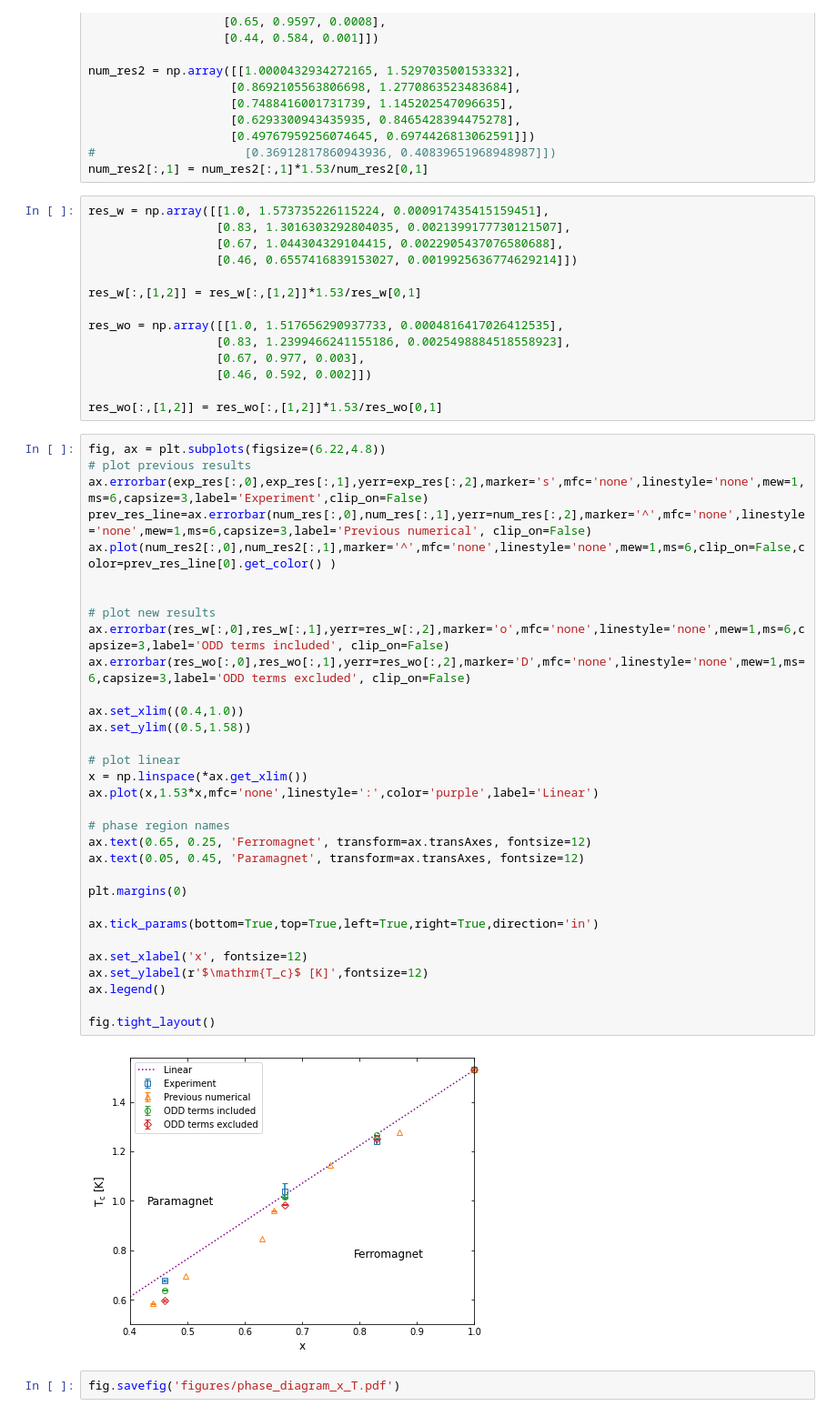
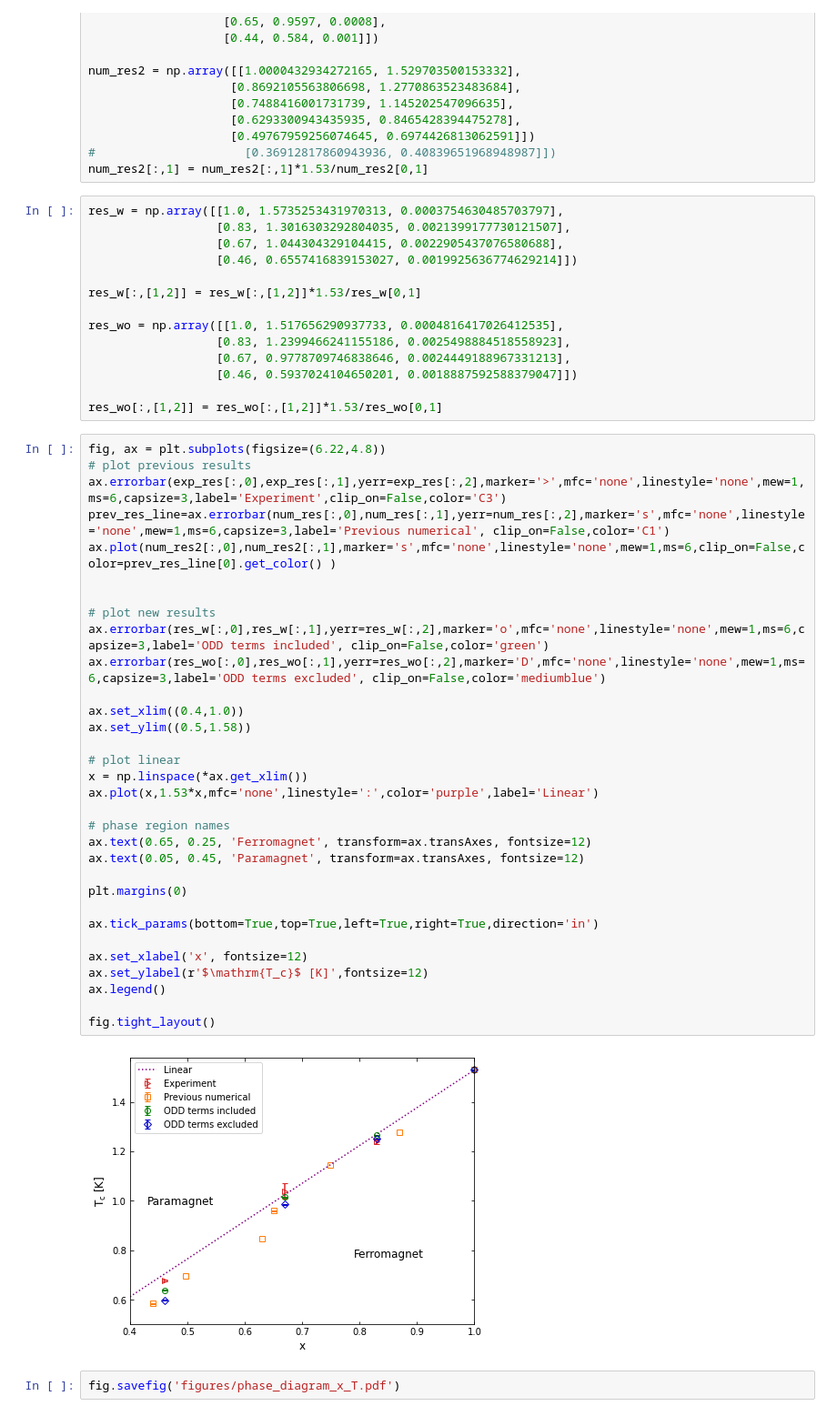
Before and after one commit to tomerdol/MC-LiHoF4-offdiagonal-dipolar, a Jupyter notebook: scripts/jupyter_notebooks/phase_diagram_T_x.ipynb, the cells around one changed output. Shown at 91% size. Cells and saved outputs as stored; diff of their text form.

```diff
--- a/scripts/jupyter_notebooks/phase_diagram_T_x.ipynb
+++ b/scripts/jupyter_notebooks/phase_diagram_T_x.ipynb
@@ -22,7 +22,7 @@ num_res2 = np.array([[1.0000432934272165, 1.529703500153332],
 #                     [0.36912817860943936, 0.40839651968948987]])
 num_res2[:,1] = num_res2[:,1]*1.53/num_res2[0,1]
 # %%
-res_w = np.array([[1.0, 1.573735226115224, 0.000917435415159451],
+res_w = np.array([[1.0, 1.5735253431970313, 0.0003754630485703797],
                   [0.83, 1.3016303292804035, 0.0021399177730121507],
                   [0.67, 1.044304329104415, 0.0022905437076580688],
                   [0.46, 0.6557416839153027, 0.0019925636774629214]])
@@ -31,43 +31,43 @@ res_w[:,[1,2]] = res_w[:,[1,2]]*1.53/res_w[0,1]
 
 res_wo = np.array([[1.0, 1.517656290937733, 0.0004816417026412535],
                   [0.83, 1.2399466241155186, 0.0025498884518558923],
-                  [0.67, 0.977, 0.003],
-                  [0.46, 0.592, 0.002]])
+                  [0.67, 0.9778709746838646, 0.0024449188967331213],
+                  [0.46, 0.5937024104650201, 0.0018887592588379047]])
 
 res_wo[:,[1,2]] = res_wo[:,[1,2]]*1.53/res_wo[0,1]
 # %%
 fig, ax = plt.subplots(figsize=(6.22,4.8))
 # plot previous results
-ax.errorbar(exp_res[:,0],exp_res[:,1],yerr=exp_res[:,2],marker='s',mfc='none',linestyle='none',mew=1,ms=6,capsize=3,label='Experiment',clip_on=False)
-prev_res_line=ax.errorbar(num_res[:,0],num_res[:,1],yerr=num_res[:,2],marker='^',mfc='none',linestyle='none',mew=1,ms=6,capsize=3,label='Previous numerical', clip_on=False)
-ax.plot(num_res2[:,0],num_res2[:,1],marker='^',mfc='none',linestyle='none',mew=1,ms=6,clip_on=False,color=prev_res_line[0].get_color() )
+ax.errorbar(exp_res[:,0],exp_res[:,1],yerr=exp_res[:,2],marker='>',mfc='none',linestyle='none',mew=1,ms=6,capsize=3,label='Experiment',clip_on=False,color='C3')
+prev_res_line=ax.errorbar(num_res[:,0],num_res[:,1],yerr=num_res[:,2],marker='s',mfc='none',linestyle='none',mew=1,ms=6,capsize=3,label='Previous numerical', clip_on=False,color='C1')
+ax.plot(num_res2[:,0],num_res2[:,1],marker='s',mfc='none',linestyle='none',mew=1,ms=6,clip_on=False,color=prev_res_line[0].get_color() )
 
 
 # plot new results
-ax.errorbar(res_w[:,0],res_w[:,1],yerr=res_w[:,2],marker='o',mfc='none',linestyle='none',mew=1,ms=6,capsize=3,label='ODD terms included', clip_on=False)
-ax.errorbar(res_wo[:,0],res_wo[:,1],yerr=res_wo[:,2],marker='D',mfc='none',linestyle='none',mew=1,ms=6,capsize=3,label='ODD terms excluded', clip_on=False)
+ax.errorbar(res_w[:,0],res_w[:,1],yerr=res_w[:,2],marker='o',mfc='none',linestyle='none',mew=1,ms=6,capsize=3,label='ODD terms included', clip_on=False,color='green')
+ax.errorbar(res_wo[:,0],res_wo[:,1],yerr=res_wo[:,2],marker='D',mfc='none',linestyle='none',mew=1,ms=6,capsize=3,label='ODD terms excluded', clip_on=False,color='mediumblue')
 
 ax.set_xlim((0.4,1.0))
 ax.set_ylim((0.5,1.58))
 
 # plot linear
 x = np.linspace(*ax.get_xlim())
 ax.plot(x,1.53*x,mfc='none',linestyle=':',color='purple',label='Linear')
 
 # phase region names
 ax.text(0.65, 0.25, 'Ferromagnet', transform=ax.transAxes, fontsize=12)
 ax.text(0.05, 0.45, 'Paramagnet', transform=ax.transAxes, fontsize=12)
 
 plt.margins(0)
 
 ax.tick_params(bottom=True,top=True,left=True,right=True,direction='in')
 
 ax.set_xlabel('x', fontsize=12)
 ax.set_ylabel(r'$\mathrm{T_c}$ [K]',fontsize=12)
 ax.legend()
 
 fig.tight_layout()
 # %% [output]
-[figure, old version]
+[figure, new version]
 # %%
 fig.savefig('figures/phase_diagram_x_T.pdf')
```
Also changed, not shown: 3 other files.
